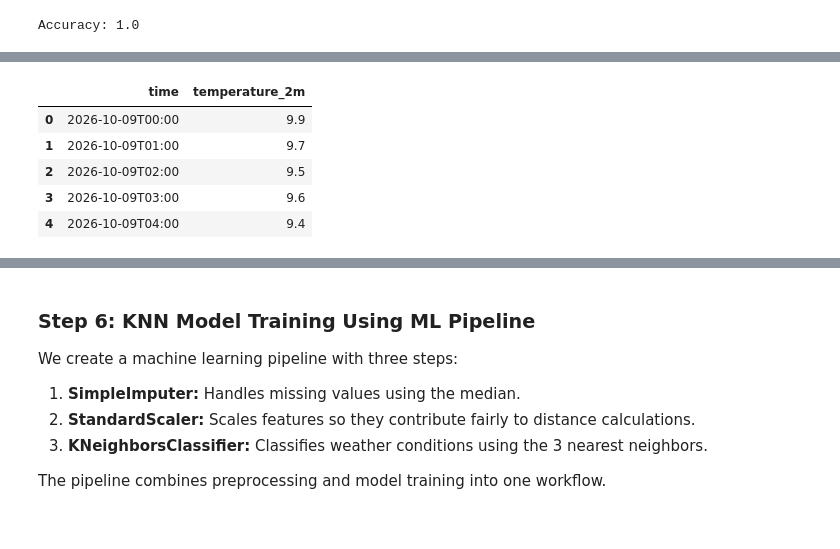
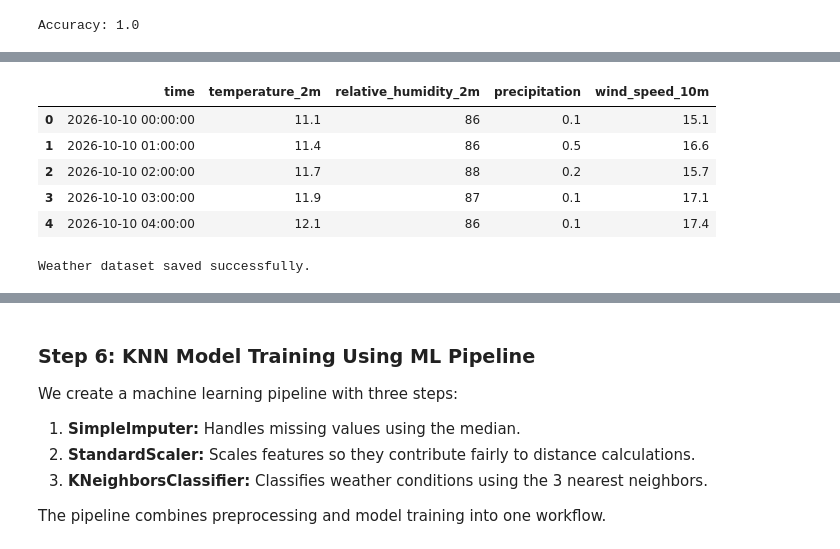
Before and after one commit to AlamirConestoga/KNearestNeighbors_Workshop-main, a Jupyter notebook: src/KNN_Workshop_Solution.ipynb, the cells around one changed output, grey strips where cells are left out. Saved outputs shown, nothing was run; the diff lists cells and outputs as text; code cells hidden in the pictures.

```diff
--- a/src/KNN_Workshop_Solution.ipynb
+++ b/src/KNN_Workshop_Solution.ipynb
@@ -41,25 +59,50 @@ The goal is to build a **KNN classification model** to classify weather conditio
 import requests
 import pandas as pd
 
-# Open-Meteo API URL (Berlin, Germany)
-url = (
-    "https://api.open-meteo.com/v1/forecast"
-    "?latitude=52.52&longitude=13.41"
-    "&hourly=temperature_2m"
+# Open-Meteo API URL
+url = "https://api.open-meteo.com/v1/forecast"
+
+# Weather data for Berlin, Germany
+params = {
+    "latitude": 52.52,
+    "longitude": 13.41,
+    "hourly": [
+        "temperature_2m",
+        "relative_humidity_2m",
+        "precipitation",
+        "wind_speed_10m"
+    ],
+    "forecast_days": 7,
+    "timezone": "Europe/Berlin"
+}
+
+# Request weather data
+response = requests.get(url, params=params, timeout=30)
+response.raise_for_status()
+
+# Convert API response to JSON
+data = response.json()
+
+# Convert JSON data into a Pandas DataFrame
+weather_df = pd.DataFrame(data["hourly"])
+
+# Convert time column to datetime format
+weather_df["time"] = pd.to_datetime(weather_df["time"])
+
+# Display dataset information
+print("Dataset Shape:", weather_df.shape)
+
+print("\nColumn Names:")
+print(weather_df.columns.tolist())
+
+print("\nFirst 5 Records:")
+display(weather_df.head())
+
+# Save the weather dataset for reproducibility
+weather_df.to_csv(
+    "weather_data.csv",
+    index=False
 )
 
-# Fetch weather data
-response = requests.get(url, timeout=30)
-response.raise_for_status()
-
-data = response.json()
-
-# Convert JSON into a DataFrame
-df = pd.DataFrame(data["hourly"])
-
-# Display dataset information
-print("Dataset shape:", df.shape)
-print("\nColumns:", df.columns.tolist())
-print("\nFirst 5 rows:")
-display(df.head())
+print("\nWeather dataset saved successfully.")
 # %% [output]
@@ -71,6 +115,7 @@ First 5 rows:
-|  | time | temperature_2m |
-| 0 | 2026-10-09T00:00 | 9.9 |
-| 1 | 2026-10-09T01:00 | 9.7 |
-| 2 | 2026-10-09T02:00 | 9.5 |
-| 3 | 2026-10-09T03:00 | 9.6 |
-| 4 | 2026-10-09T04:00 | 9.4 |
+|  | time | temperature_2m | relative_humidity_2m | precipitation | wind_speed_10m |
+| 0 | 2026-10-10 00:00:00 | 11.1 | 86 | 0.1 | 15.1 |
+| 1 | 2026-10-10 01:00:00 | 11.4 | 86 | 0.5 | 16.6 |
+| 2 | 2026-10-10 02:00:00 | 11.7 | 88 | 0.2 | 15.7 |
+| 3 | 2026-10-10 03:00:00 | 11.9 | 87 | 0.1 | 17.1 |
+| 4 | 2026-10-10 04:00:00 | 12.1 | 86 | 0.1 | 17.4 |
+Weather dataset saved successfully.
```
Also changed, not shown: parts of 24 cells of this notebook, 2 other files.
